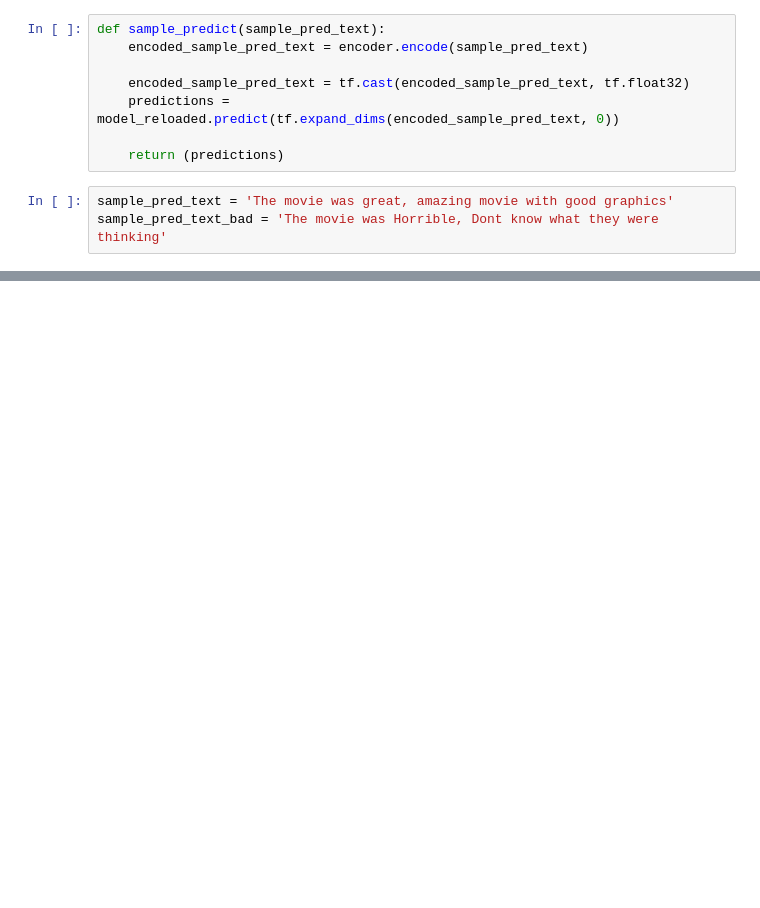
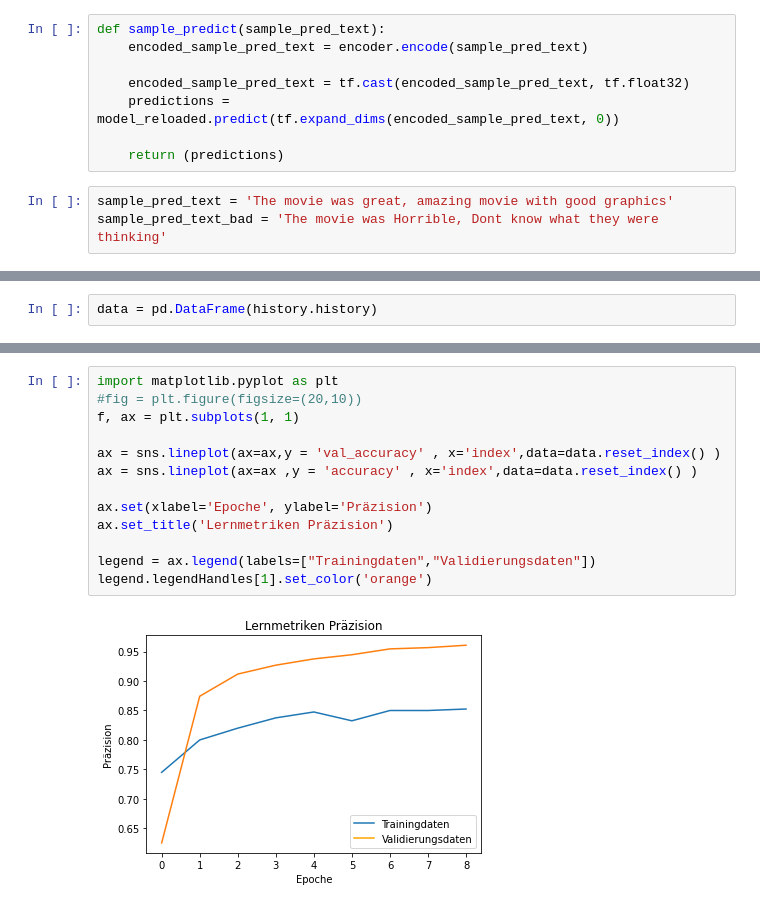
Before and after one commit to Ethuer/NLP, a Jupyter notebook: basic_sentiment.ipynb, the cells around one changed output, grey strips where cells are left out. Cells and saved outputs as stored; diff of their text form; blank space fills up the shorter version.

Commit message:
clean up code and plot

```diff
--- a/basic_sentiment.ipynb
+++ b/basic_sentiment.ipynb
@@ -143,0 +196,2 @@ sample_predict(sample_pred_text_bad)
+# %%
+data = pd.DataFrame(history.history)
@@ -143,0 +211,15 @@ sample_predict(sample_pred_text_bad)
+# %%
+import matplotlib.pyplot as plt
+#fig = plt.figure(figsize=(20,10))
+f, ax = plt.subplots(1, 1)
+
+ax = sns.lineplot(ax=ax,y = 'val_accuracy' , x='index',data=data.reset_index() )
+ax = sns.lineplot(ax=ax ,y = 'accuracy' , x='index',data=data.reset_index() )
+
+ax.set(xlabel='Epoche', ylabel='Präzision')
+ax.set_title('Lernmetriken Präzision')
+
+legend = ax.legend(labels=["Trainingdaten","Validierungsdaten"])
+legend.legendHandles[1].set_color('orange')
+# %% [output]
+[figure, added]
```
Also changed, not shown: parts of 10 cells of this notebook.
